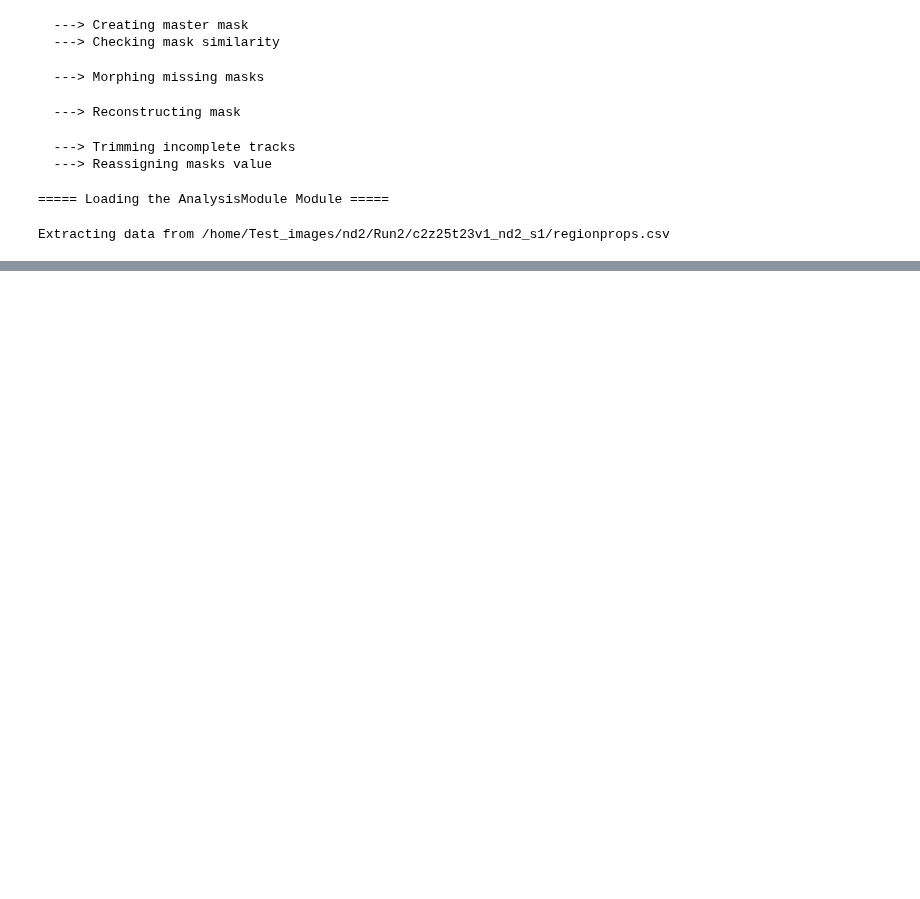
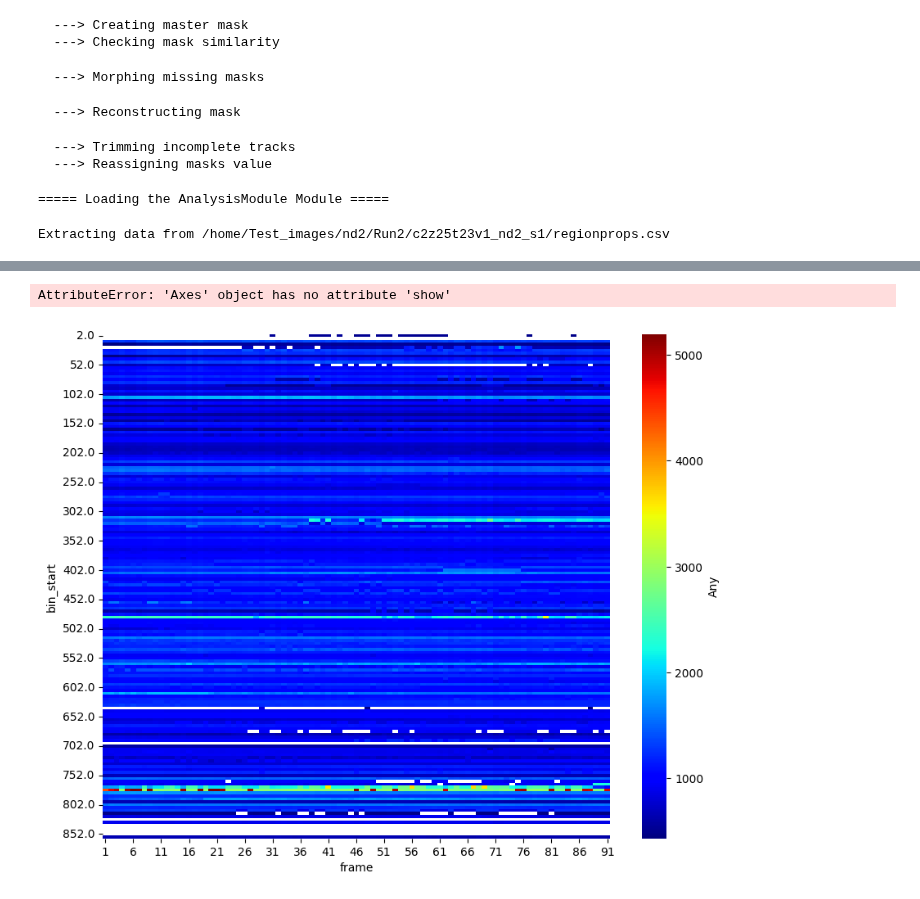
Before and after one commit to BennyGinger/ImageAnalysis_pipeline, a Jupyter notebook: play.ipynb, the cells around one changed output, grey strips where cells are left out. Drawn from its saved outputs; the diff is of its cells as text; code cells hidden in the pictures; blank space fills up the shorter version.

```diff
--- a/play.ipynb
+++ b/play.ipynb
@@ -2013,0 +750,8 @@ Extracting data from /home/Test_images/nd2/Run2/c2z25t23v1_nd2_s1/regionprops.cs
+# %%
+import pandas as pd
+
+col_ind = ['intensity_mean_YFP','label','dmap_um_wound','frame']
+cont_path = '/home/Test_images/szimi/MET/20240515-fMLF_diffusion/control/control_001_s1/regionprops.csv'
+cont = pd.read_csv(cont_path).loc[:,col_ind].copy()
+fmlp_path = '/home/Test_images/szimi/MET/20240515-fMLF_diffusion/FPR_1/FPR1_001_s1/regionprops.csv'
+fmlp = pd.read_csv(fmlp_path).loc[:,col_ind].copy()
@@ -2013,0 +774,10 @@ Extracting data from /home/Test_images/nd2/Run2/c2z25t23v1_nd2_s1/regionprops.cs
+# %%
+import numpy as np
+# Create an average dmap for the control
+
+
+# Determine the number of bins
+step = 5
+nbin = np.arange(start=cont['dmap_um_wound'].min(),stop=cont['dmap_um_wound'].max()+step,step=step)
+cont.loc[:,'bin'] = pd.cut(cont.loc[:,'dmap_um_wound'],bins=nbin)
+cont
@@ -2013,0 +818,6 @@ Extracting data from /home/Test_images/nd2/Run2/c2z25t23v1_nd2_s1/regionprops.cs
+# %%
+bin_df = cont.groupby(['frame','bin']).mean().reset_index().pivot(index='frame',columns='bin',values='intensity_mean_YFP').T
+for idx in bin_df.index:
+    bin_df.loc[idx,'bin_start'] = int(idx.left)
+bin_df.set_index('bin_start',inplace=True)
+bin_df
@@ -2013,0 +839,14 @@ Extracting data from /home/Test_images/nd2/Run2/c2z25t23v1_nd2_s1/regionprops.cs
+# %%
+%matplotlib inline
+import seaborn as sns
+import matplotlib.pyplot as plt
+from IPython.display import display
+plot_args = {'cmap':'jet','yticklabels':10,'xticklabels':5,'cbar_kws':{'label': "Any"}}
+
+fig = plt.figure(figsize=(10, 8))  # Adjust the size as needed
+# plt.rcParams['pdf.fonttype'] = 42
+
+ax = sns.heatmap(bin_df,**plot_args)  # You can change the colormap as needed
+# %% [output]
+AttributeError: 'Axes' object has no attribute 'show'
+[figure, added]
```
Also changed, not shown: parts of 64 cells of this notebook, 5 other files.
